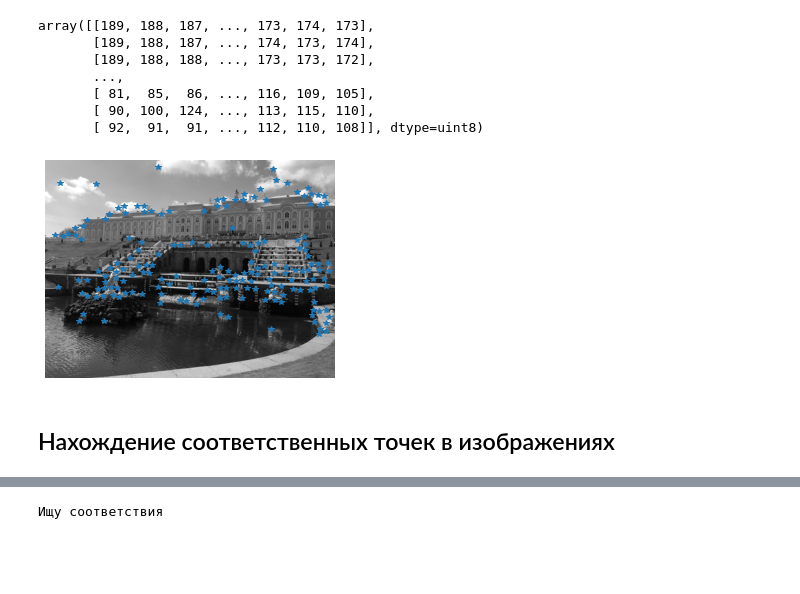
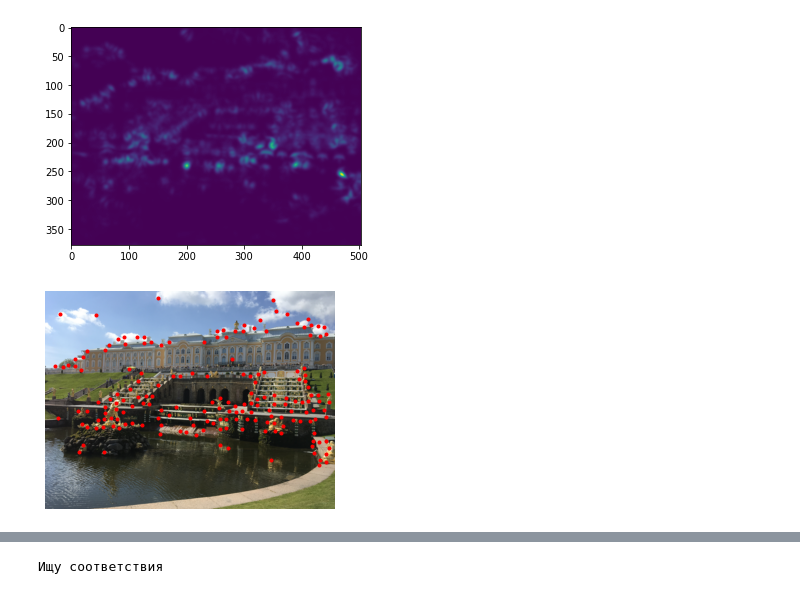
Before and after one commit to mualal/computer-vision-with-python, a Jupyter notebook: 2_local_image_descriptors.ipynb, the cells around one changed output, grey strips where cells are left out. Saved outputs shown, nothing was run; the diff lists cells and outputs as text; code cells hidden in the pictures; blank space fills up the shorter version.

Commit message:
repeat harris points and descriptors

```diff
--- a/2_local_image_descriptors.ipynb
+++ b/2_local_image_descriptors.ipynb
@@ -29,19 +58,21 @@ import harris, sift
 # %%
-im = np.array(Image.open(os.path.join('images_input', 'Peterhof.jpg')).resize((504, 378)).convert('L'))
-im
+im = Image.open(os.path.join('images_input', 'Peterhof.jpg')).resize((504, 378))
+im_asarray_color = np.array(im)
+im_asarray_gray = np.array(im.convert('L'))
-# %% [output]
-array([[189, 188, 187, ..., 173, 174, 173],
-       [189, 188, 187, ..., 174, 173, 174],
-       [189, 188, 188, ..., 173, 173, 172],
-       ...,
-       [ 81,  85,  86, ..., 116, 109, 105],
-       [ 90, 100, 124, ..., 113, 115, 110],
-       [ 92,  91,  91, ..., 112, 110, 108]], dtype=uint8)
-# %%
-harris_im = harris.compute_harris_response(im)
-filtered_coords = harris.get_harris_points(harris_im, threshold=0.1)
-harris.plot_harris_points(im, filtered_coords)
-# %% [output]
-[figure, removed]
-# %% [markdown]
-## Нахождение соответственных точек в изображениях
+# %%
+# значения функции отклика детектора углов Харриса для
+# каждого пикселя полутонового изображения
+harris_im = harris.compute_harris_response(im_asarray_gray)
+# координаты углов Харриса
+filtered_coords = harris.get_harris_points(harris_im, threshold=0.1)
+
+# показ изображения-отклика Харриса
+plt.figure()
+plt.imshow(harris_im)
+plt.show()
+
+# показ изображения с найденными углами Харриса
+harris.plot_harris_points(im_asarray_color, filtered_coords)
+# %% [output]
+[figure, added]
+[figure, added]
```
Also changed, not shown: parts of 5 cells of this notebook, 1 other file.
